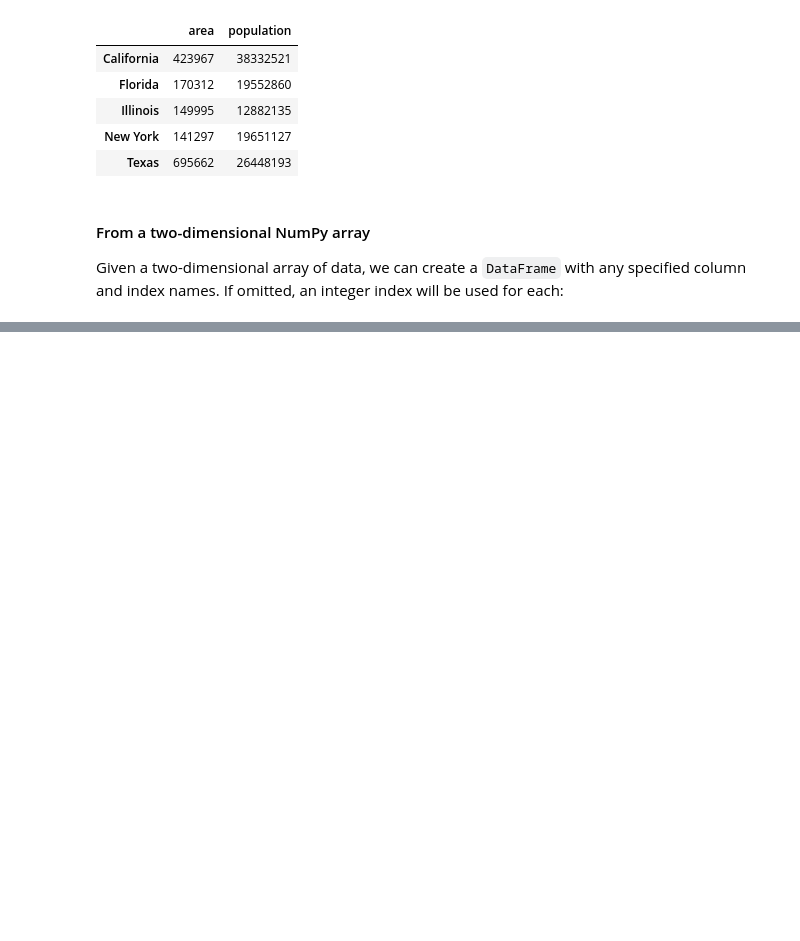
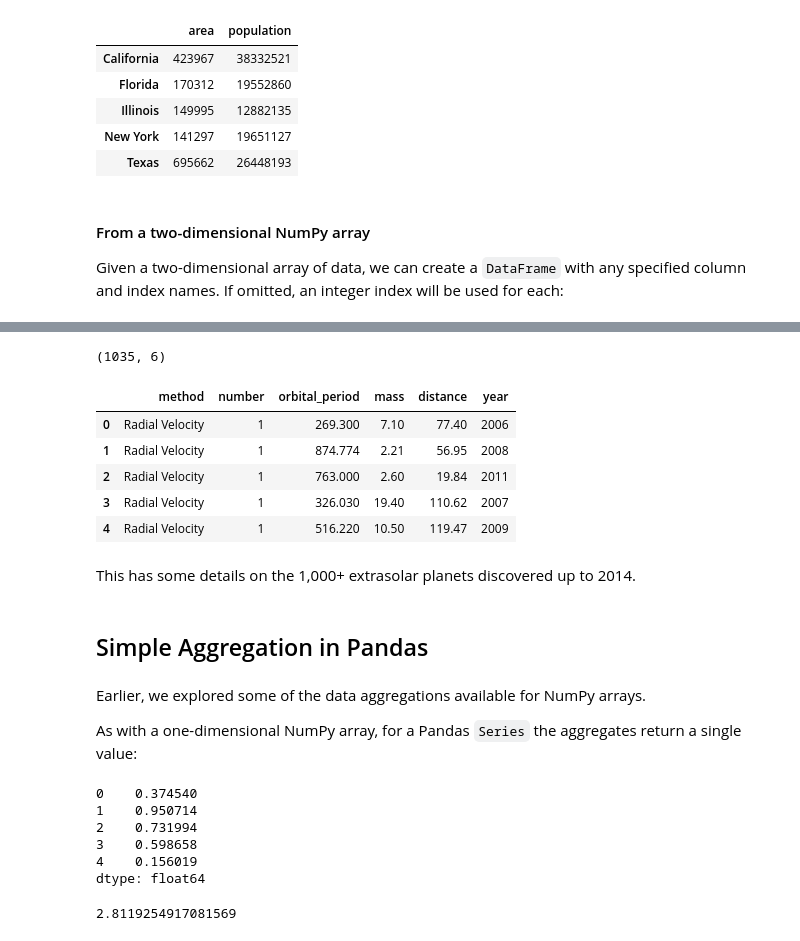
Before and after one commit to eitanlees/ISC-3313, a Jupyter notebook: Lectures/Week-11/21-Pandas.ipynb, the cells around one changed output, grey strips where cells are left out. Drawn from its saved outputs; the diff is of its cells as text; code cells hidden in the pictures; blank space fills up the shorter version.

```diff
--- a/Lectures/Week-11/21-Pandas.ipynb
+++ b/Lectures/Week-11/21-Pandas.ipynb
@@ -435,0 +592,37 @@ Int64Index([1, 2, 9, 11], dtype='int64')
+# %%
+planets = pd.read_csv('data/planets.csv')
+planets.shape
+# %% [output]
+(1035, 6)
+# %%
+planets.head()
+# %% [output]
+|  | method | number | orbital_period | mass | distance | year |
+| 0 | Radial Velocity | 1 | 269.300 | 7.10 | 77.40 | 2006 |
+| 1 | Radial Velocity | 1 | 874.774 | 2.21 | 56.95 | 2008 |
+| 2 | Radial Velocity | 1 | 763.000 | 2.60 | 19.84 | 2011 |
+| 3 | Radial Velocity | 1 | 326.030 | 19.40 | 110.62 | 2007 |
+| 4 | Radial Velocity | 1 | 516.220 | 10.50 | 119.47 | 2009 |
+# %% [markdown]
+This has some details on the 1,000+ extrasolar planets discovered up to 2014.
+# %% [markdown]
+## Simple Aggregation in Pandas
+# %% [markdown]
+Earlier, we explored some of the data aggregations available for NumPy arrays.
+
+As with a one-dimensional NumPy array, for a Pandas ``Series`` the aggregates return a single value:
+# %%
+rng = np.random.RandomState(42)
+ser = pd.Series(rng.rand(5))
+ser
+# %% [output]
+0    0.374540
+1    0.950714
+2    0.731994
+3    0.598658
+4    0.156019
+dtype: float64
+# %%
+ser.sum()
+# %% [output]
+2.8119254917081569
```
Also changed, not shown: parts of 120 cells of this notebook, 5 other files.
